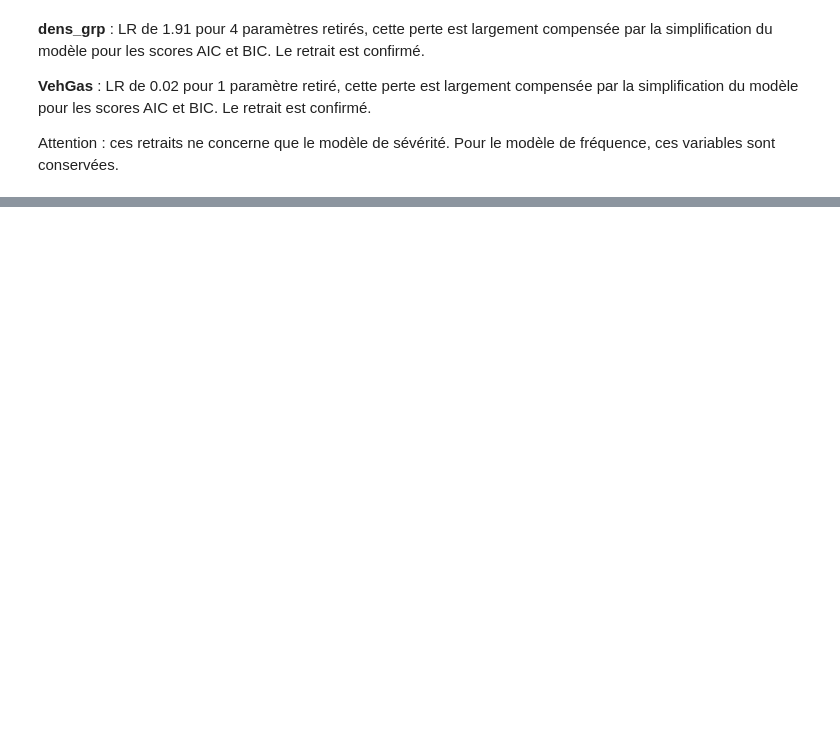
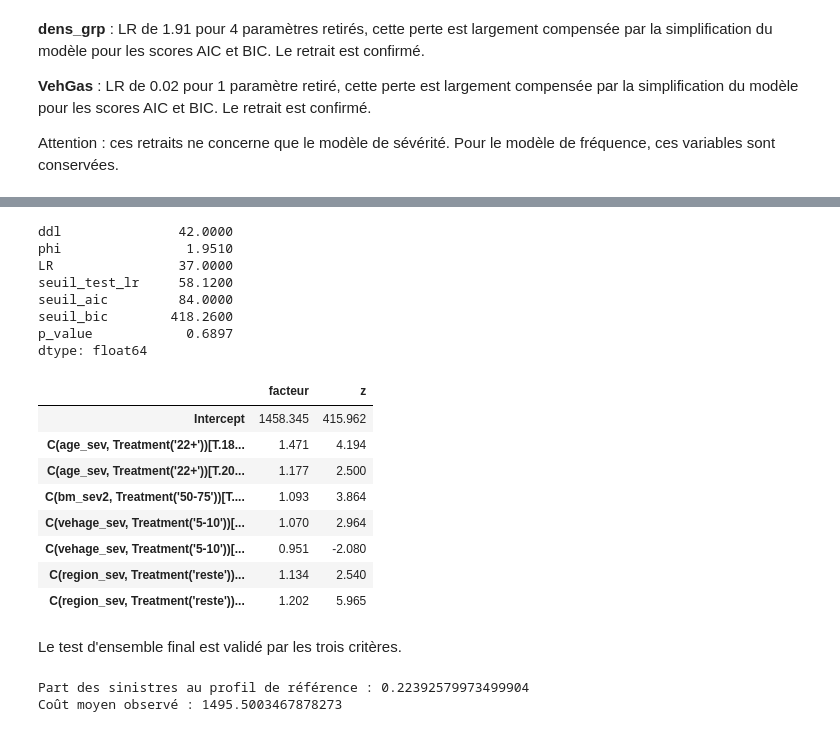
Before and after one commit to Charlesptrd/pricing-glm-vs-ml, a Jupyter notebook: notebooks/03_glm_severite.ipynb, the cells around one changed output, grey strips where cells are left out. Saved outputs shown, nothing was run; the diff lists cells and outputs as text; code cells hidden in the pictures; blank space fills up the shorter version.

```diff
--- a/notebooks/03_glm_severite.ipynb
+++ b/notebooks/03_glm_severite.ipynb
@@ -449,0 +557,40 @@ pd.DataFrame({
+# %%
+TERMES_SEV_FINAL = remplacer(TERMES_SEV_4, "region", "C(region_sev, Treatment('reste'))")
+FORMULE_SEVERITE_FINALE = formule_sev(TERMES_SEV_FINAL)
+glm_sev_final = ajuster_gamma(FORMULE_SEVERITE_FINALE, sev_train)
+
+display(comparer_glm_gamma(glm_sev_final, base))
+
+grille_sev_final = pd.DataFrame({
+    "facteur": np.exp(glm_sev_final.params),
+    "z": glm_sev_final.tvalues,
+}).round(3)
+display(grille_sev_final)
+# %% [output]
+ddl               42.0000
+phi                1.9510
+LR                37.0000
+seuil_test_lr     58.1200
+seuil_aic         84.0000
+seuil_bic        418.2600
+p_value            0.6897
+dtype: float64
+|  | facteur | z |
+| Intercept | 1458.345 | 415.962 |
+| C(age_sev, Treatment('22+'))[T.18... | 1.471 | 4.194 |
+| C(age_sev, Treatment('22+'))[T.20... | 1.177 | 2.500 |
+| C(bm_sev2, Treatment('50-75'))[T.... | 1.093 | 3.864 |
+| C(vehage_sev, Treatment('5-10'))[... | 1.070 | 2.964 |
+| C(vehage_sev, Treatment('5-10'))[... | 0.951 | -2.080 |
+| C(region_sev, Treatment('reste'))... | 1.134 | 2.540 |
+| C(region_sev, Treatment('reste'))... | 1.202 | 5.965 |
+# %% [markdown]
+Le test d'ensemble final est validé par les trois critères.
+# %%
+ref = ((sev_train["age_sev"] == "22+") & (sev_train["bm_sev2"] == "50-75")
+       & (sev_train["vehage_sev"] == "5-10") & (sev_train["region_sev"] == "reste"))
+print("Part des sinistres au profil de référence :", ref.mean())
+print("Coût moyen observé :", sev_train.loc[ref, "montant_ecrete"].mean())
+# %% [output]
+Part des sinistres au profil de référence : 0.22392579973499904
+Coût moyen observé : 1495.5003467878273
```
Also changed, not shown: parts of 15 cells of this notebook, 1 other file.
